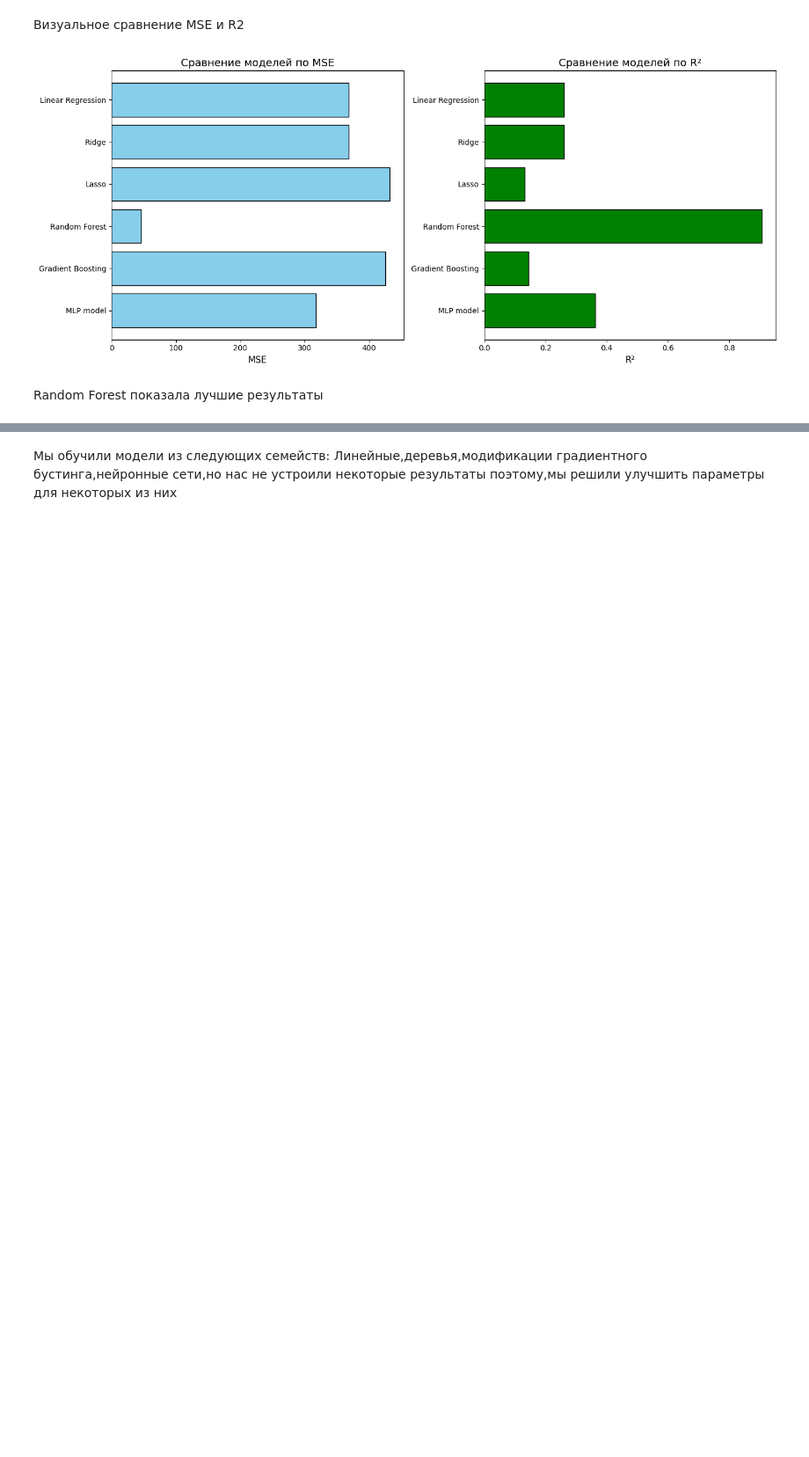
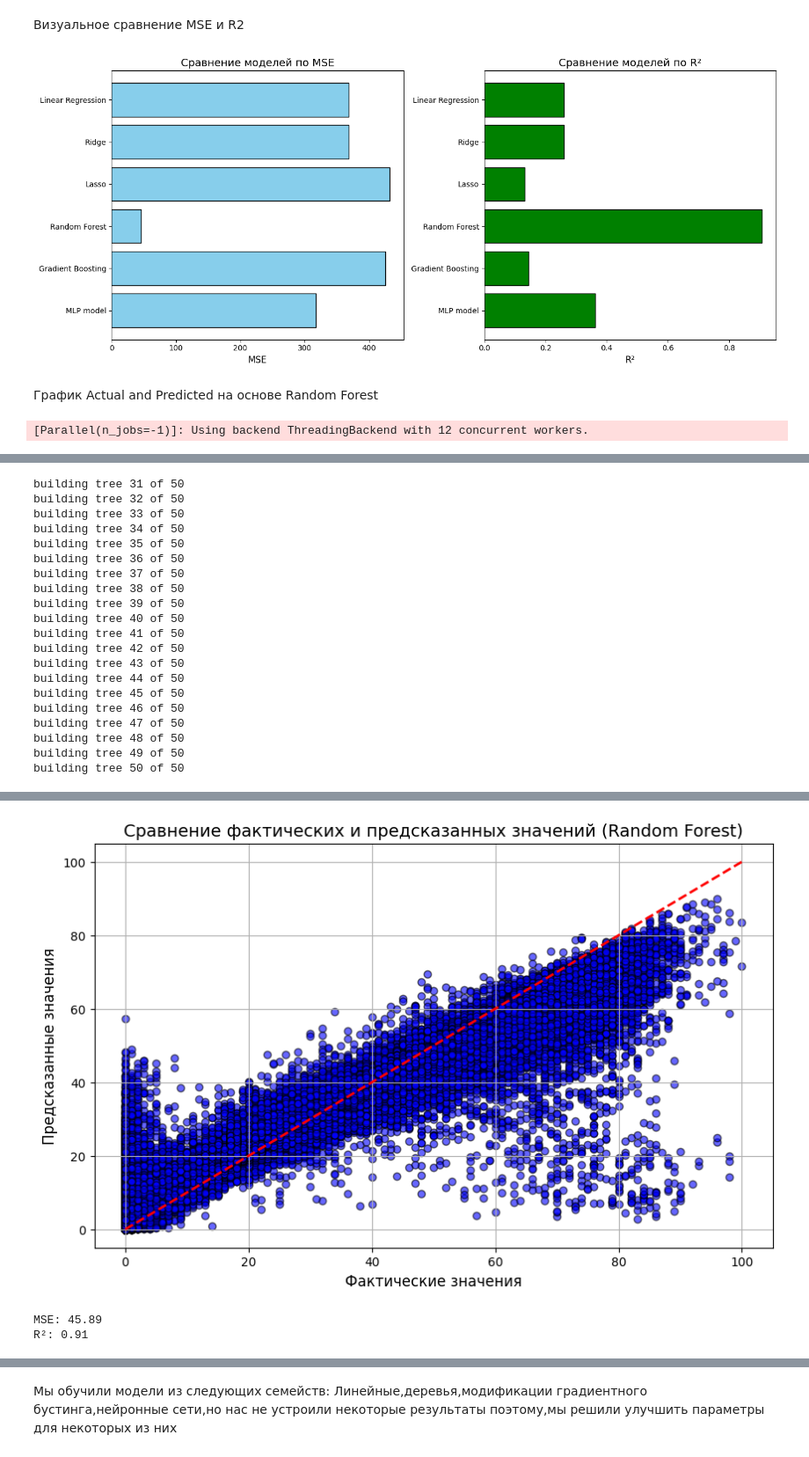
Before and after one commit to sinokblya/ML-PP-Lab, a Jupyter notebook: ML/ig/Untitled2.ipynb, the cells around one changed output, grey strips where cells are left out. Shown at 88% size. Saved outputs shown, nothing was run; the diff lists cells and outputs as text; code cells hidden in the pictures; blank space fills up the shorter version.

```diff
--- a/ML/ig/Untitled2.ipynb
+++ b/ML/ig/Untitled2.ipynb
@@ -252,5 +249,32 @@ plt.tight_layout()
 plt.show()
 # %% [output]
 [figure]
-# %% [markdown]
-Random Forest показала лучшие результаты
+# %% [markdown]
+График Actual and Predicted на основе Random Forest
+# %%
+import matplotlib.pyplot as plt
+from sklearn.ensemble import RandomForestRegressor
+from sklearn.metrics import mean_squared_error, r2_score
+
+
+best_model = RandomForestRegressor(n_estimators=50, random_state=42,n_jobs=-1, verbose=2)
+best_model.fit(X_scaled, y)
+
+y_pred = best_model.predict(X_scaled)
+
+plt.figure(figsize=(10, 6))
+plt.scatter(y, y_pred, alpha=0.6, color='blue', edgecolor='k')
+plt.plot([y.min(), y.max()], [y.min(), y.max()], 'r--', lw=2)
+plt.title('Сравнение фактических и предсказанных значений (Random Forest)', fontsize=14)
+plt.xlabel('Фактические значения', fontsize=12)
+plt.ylabel('Предсказанные значения', fontsize=12)
+plt.grid(True)
+plt.show()
+
+
+mse = mean_squared_error(y, y_pred)
+r2 = r2_score(y, y_pred)
+print(f"MSE: {mse:.2f}")
+print(f"R²: {r2:.2f}")
+# %% [output]
+[Parallel(n_jobs=-1)]: Using backend ThreadingBackend with 12 concurrent workers.
@@ -256,0 +299,20 @@ Random Forest показала лучшие результаты
+building tree 31 of 50
+building tree 32 of 50
+building tree 33 of 50
+building tree 34 of 50
+building tree 35 of 50
+building tree 36 of 50
+building tree 37 of 50
+building tree 38 of 50
+building tree 39 of 50
+building tree 40 of 50
+building tree 41 of 50
+building tree 42 of 50
+building tree 43 of 50
+building tree 44 of 50
+building tree 45 of 50
+building tree 46 of 50
+building tree 47 of 50
+building tree 48 of 50
+building tree 49 of 50
+building tree 50 of 50
@@ -256,0 +323,3 @@ Random Forest показала лучшие результаты
+[figure, added]
+MSE: 45.89
+R²: 0.91
```
Also changed, not shown: parts of 16 cells of this notebook.
